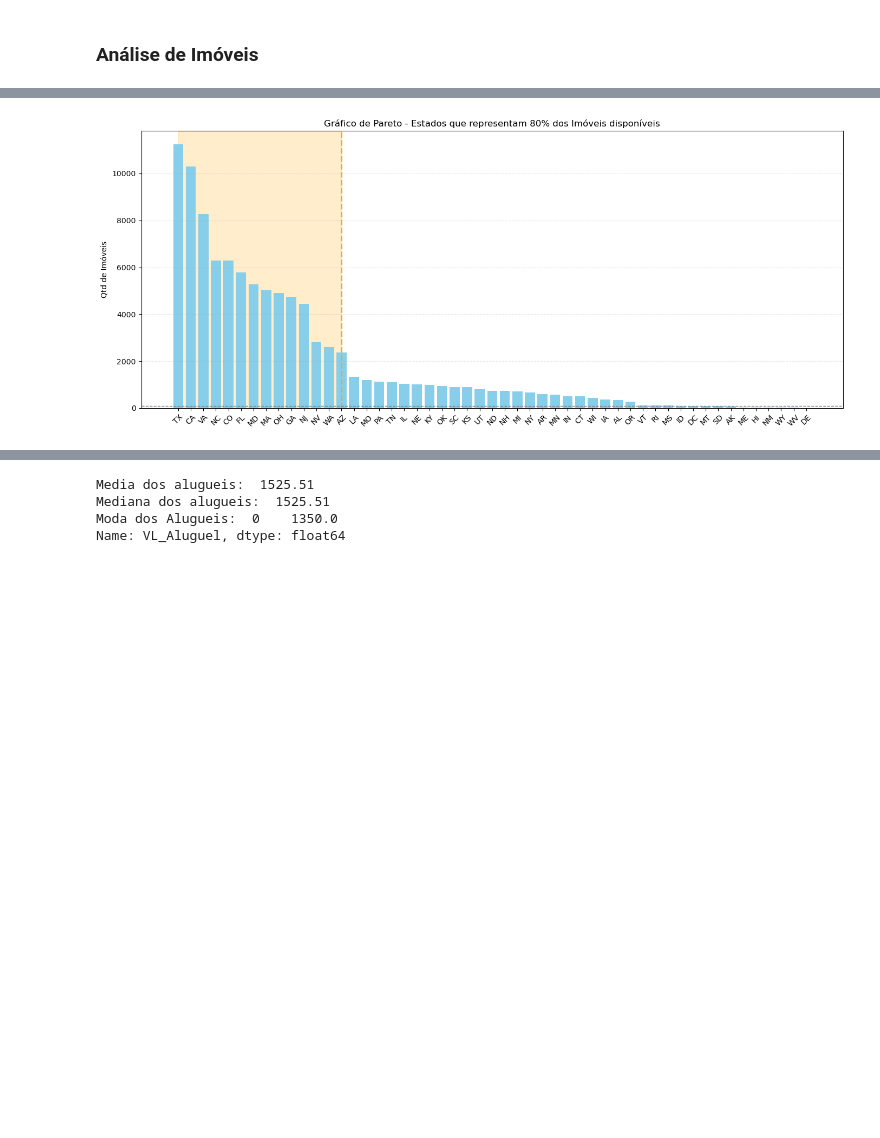
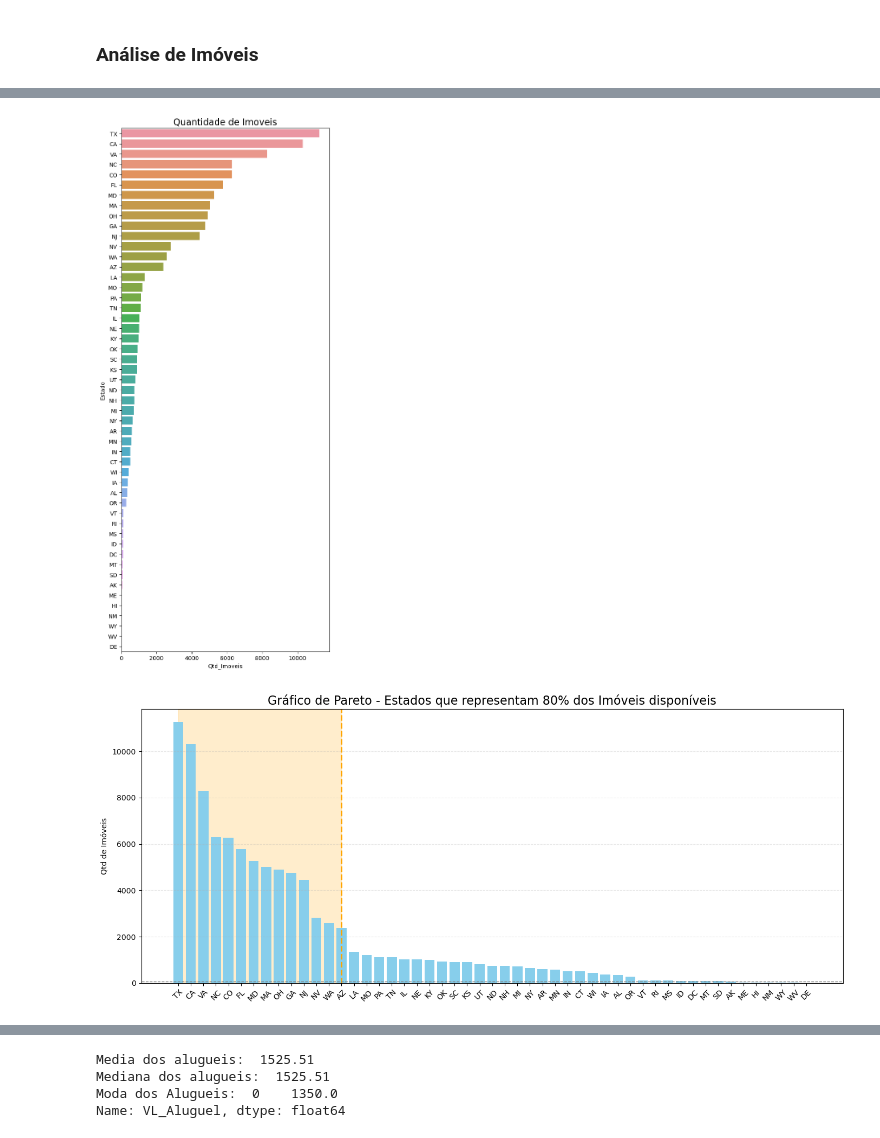
Before and after one commit to RoberthLourenco/Analise_Alugueis, a Jupyter notebook: analise_alugeis.ipynb, the cells around one changed output, grey strips where cells are left out. Drawn from its saved outputs; the diff is of its cells as text; code cells hidden in the pictures; blank space fills up the shorter version.

```diff
--- a/analise_alugeis.ipynb
+++ b/analise_alugeis.ipynb
@@ -274,4 +245,19 @@ df_estados.head(5).sort_values(by = ["Share"], ascending=False)
 # %%
+# Grafico com quantidade de Imoveis por Estados
+# Definindo tamanho do grafico
+plt.rcParams["figure.figsize"] = [6.00, 14.00]
+plt.rcParams["figure.autolayout"] = True
+
+# Definindo valores do grafico
+sns.barplot(x = df_estados["Qtd_Imoveis"], y = df_estados["Estado"], orient = "h").set_title("Quantidade de Imoveis", fontsize=16)
+
+# Salvando grafico em formato png
+plt.savefig("Estados.png", format = "png")
+
+# Visualizando grafico
+plt.show()
+
+
 # Análise de Pareto do mercado de Imoveis por Estado
 # Ordena e reseta o índice
 df_estados = df_estados.sort_values(by="Qtd_Imoveis", ascending=False).reset_index(drop=True)
@@ -280,32 +266,33 @@ df_estados = df_estados.sort_values(by="Qtd_Imoveis", ascending=False).reset_ind
 x = np.arange(len(df_estados))
 
 # Encontra o ponto de corte dos 80%
 pareto_idx = df_estados[df_estados["Share_Acumulado"] >= 80].index[0]
 
 # Cria o gráfico
 plt.figure(figsize=(14, 6))
 
 # Faixa laranja de fundo até o estado que fecha 80%
 plt.axvspan(0, pareto_idx, color='orange', alpha=0.2)
 
 # Linha laranja tracejada na borda da faixa
 plt.axvline(x=pareto_idx, color='orange', linestyle='--', linewidth=2)
 
 # Barras azuis
 plt.bar(x, df_estados["Qtd_Imoveis"], color="skyblue")
 
 # Linha dos 80%
 plt.axhline(y=80, color='gray', linestyle='--', linewidth=1)
 
 # Eixo X com nomes dos estados
 plt.xticks(x, df_estados["Estado"], rotation=45)
 
 # Layout
 plt.ylabel("Qtd de Imóveis")
-plt.title("Gráfico de Pareto - Estados que representam 80% dos Imóveis disponíveis")
+plt.title("Gráfico de Pareto - Estados que representam 80% dos Imóveis disponíveis", fontsize=16)
 plt.grid(axis='y', linestyle='--', alpha=0.3)
 plt.tight_layout()
 
 plt.show()
 # %% [output]
-[figure, old version]
+[figure, new version]
+[figure, added]
```
Also changed, not shown: parts of 9 cells of this notebook.
